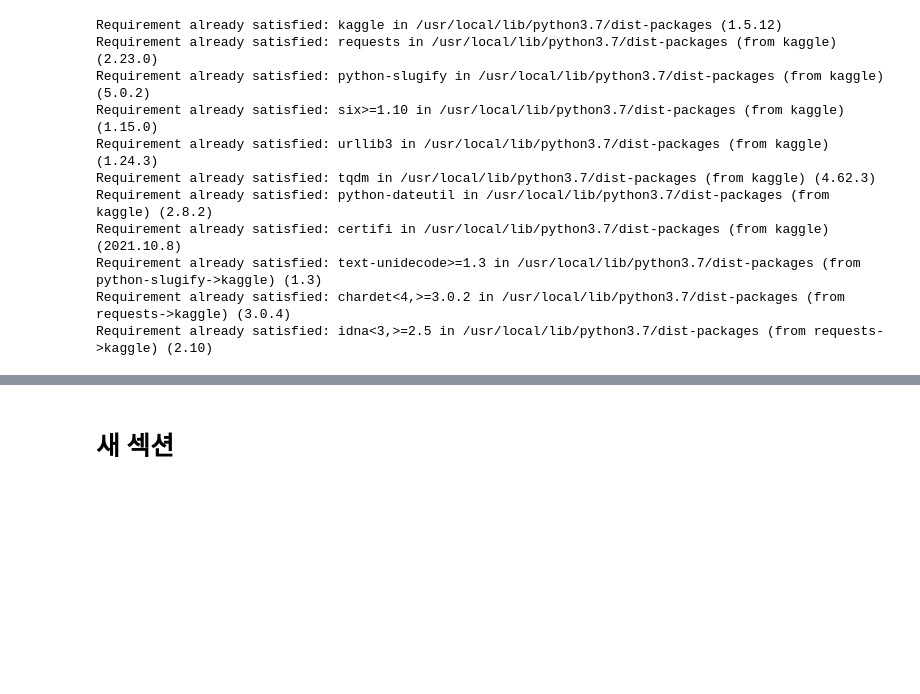
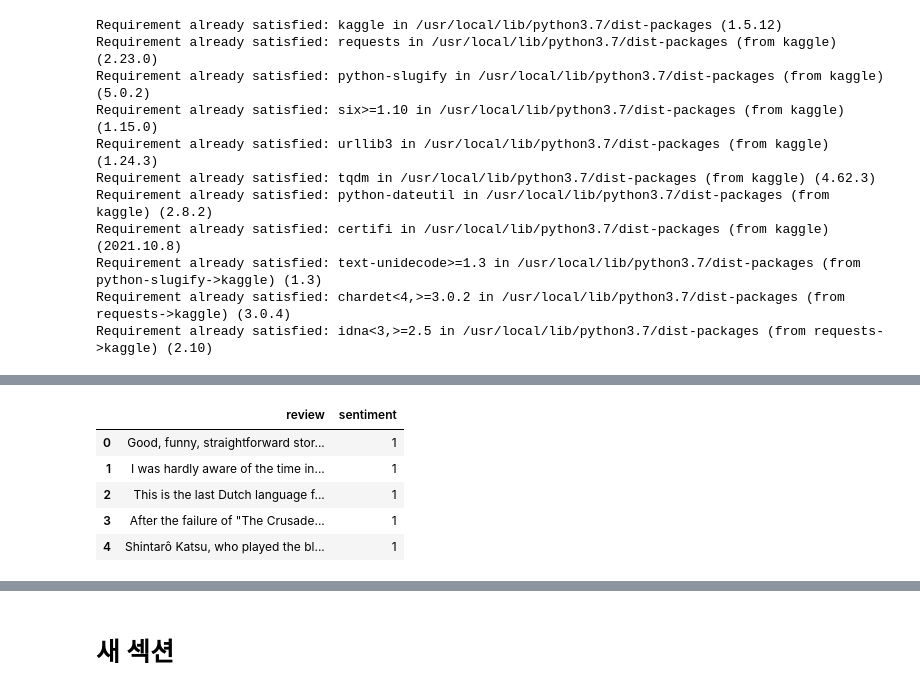
Before and after one commit to jaekyoungkim/tensor2ml_NLP, a Jupyter notebook: 텐서플로와_머신러닝으로_시작하는_자연어처리(ch1_4).ipynb, the cells around one changed output, grey strips where cells are left out. Cells and saved outputs as stored; diff of their text form; code cells hidden in the pictures; blank space fills up the shorter version.

```diff
--- a/텐서플로와_머신러닝으로_시작하는_자연어처리(ch1_4).ipynb
+++ b/텐서플로와_머신러닝으로_시작하는_자연어처리(ch1_4).ipynb
@@ -984,0 +1081,8 @@ Requirement already satisfied: idna<3,>=2.5 in /usr/local/lib/python3.7/dist-pac
+# %%
+# 데이터 이해하기
+import os
+import re
+import pandas as pd
+import tensorflow as tf
+from tensorflow.keras import utils
+data_set = tf.keras.utils.get_file(fname='imdb.tar.gz', origin="http://ai.stanford.edu/~amaas/data/sentiment/aclImdb_v1.tar.gz", extract =True)
@@ -984,0 +1093,29 @@ Requirement already satisfied: idna<3,>=2.5 in /usr/local/lib/python3.7/dist-pac
+# %%
+ def directory_data(directory):
+   data = {}
+   data["review"] =[] # review라는 컬럼 만듦
+   for file_path in os.listdir(directory):
+     with open(os.path.join(directory, file_path), "r") as file:
+       data['review'].append(file.read())
+   return pd.DataFrame.from_dict(data)
+
+
+def data(directory):
+  pos_df =directory_data(os.path.join(directory, "pos"))
+  neg_df =directory_data(os.path.join(directory, "neg"))
+  pos_df['sentiment'] = 1
+  neg_df['sentiment'] = 0
+
+  return pd.concat([pos_df, neg_df])
+# %%
+train_df = data(os.path.join(os.path.dirname(data_set), "aclImdb", "train"))
+test_df = data(os.path.join(os.path.dirname(data_set), "aclImdb", "test"))
+# %%
+train_df.head()
+# %% [output]
+|  | review | sentiment |
+| 0 | Good, funny, straightforward stor... | 1 |
+| 1 | I was hardly aware of the time in... | 1 |
+| 2 | This is the last Dutch language f... | 1 |
+| 3 | After the failure of "The Crusade... | 1 |
+| 4 | Shintarô Katsu, who played the bl... | 1 |
```
Also changed, not shown: parts of 24 cells of this notebook.
